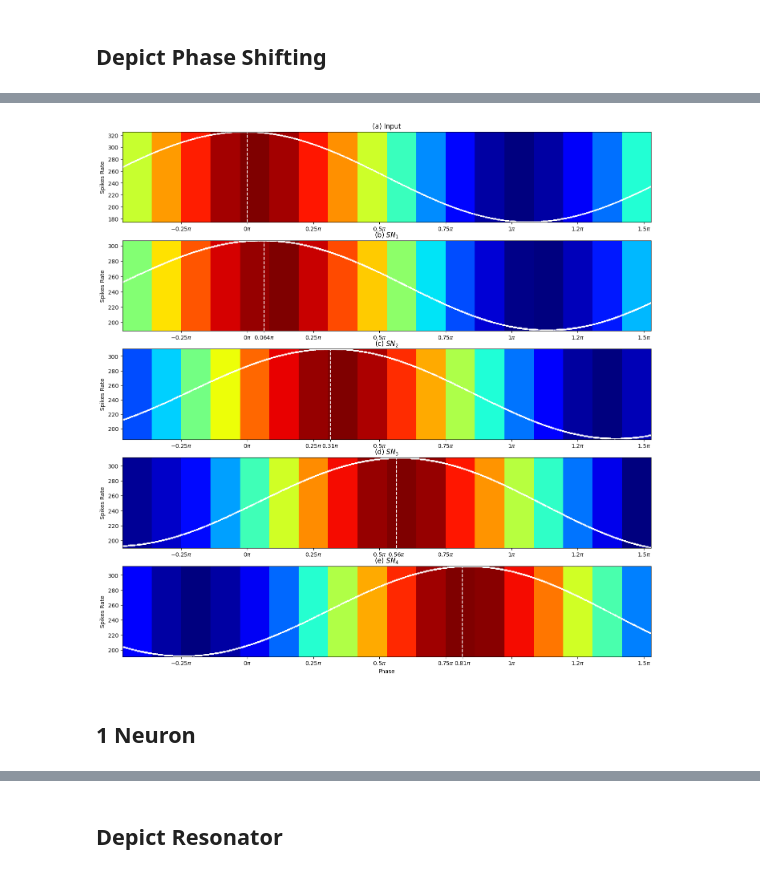
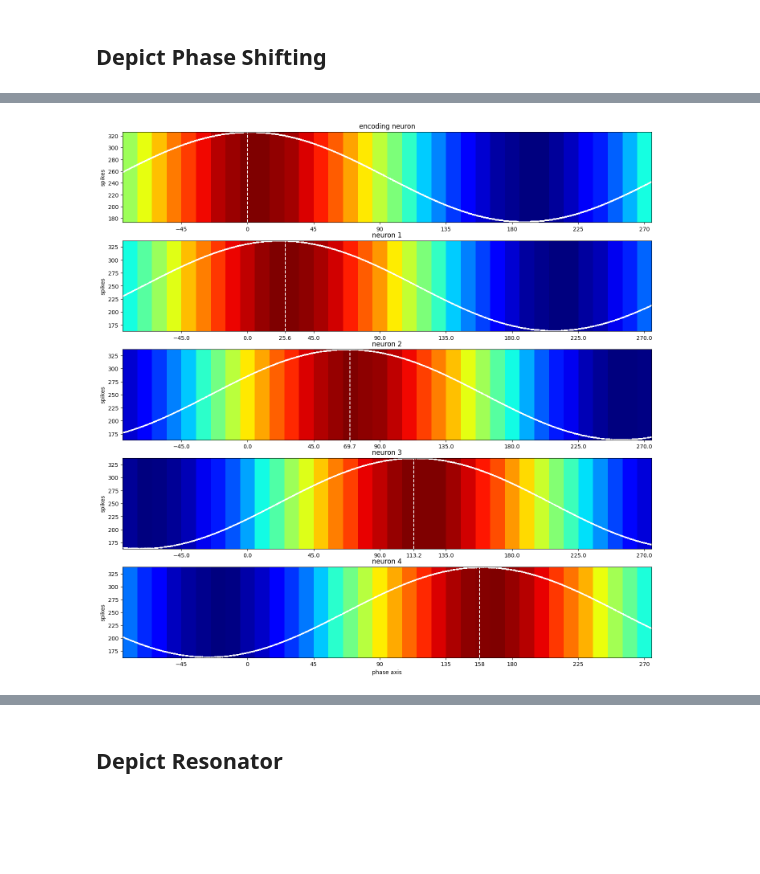
Before and after one commit to yakir4123/SNN-SCTN, a Jupyter notebook: notebooks/resonator_test_sine.ipynb, the cells around one changed output, grey strips where cells are left out. Cells and saved outputs as stored; diff of their text form; code cells hidden in the pictures; blank space fills up the shorter version.

```diff
--- a/notebooks/resonator_test_sine.ipynb
+++ b/notebooks/resonator_test_sine.ipynb
@@ -161,21 +167,21 @@ FileNotFoundError: [Errno 2] No such file or directory: '../filters2/clk_1536000
 from snn.resonator import create_base_resonator, simple_resonator
 
 clk_freq = 1536000
-resonator_freq = 212
+resonator_freq = 104
+# clk_freq = 76800
 duration = 1.5
+# resonator_freq = '5.900'
+# my_resonator = create_excitatory_resonator(freq0=resonator_freq, clk_freq=clk_freq)
 
-resonator0 = simple_resonator(freq0=resonator_freq, clk_freq=clk_freq, lf=4,
-                              thetas=[-9.896, -21.483, -20.349, -20.591],
-                              weights=[34.091, 53.846, 42.951, 40.759, 41.223])
+# resonator0 = create_base_resonator(freq0=resonator_freq, clk_freq=clk_freq)
+resonator0 = simple_resonator(freq0=resonator_freq, clk_freq=clk_freq, lf=5, thetas=[-1, -5, -5, -5], weights=[11, 9, 10, 10, 10])
 resonator0.amplitude[0] = 10_000.0
 resonator0.log_out_spikes(0)
 
 # my_resonator = create_base_resonator(freq0=resonator_freq, clk_freq=clk_freq)
-my_resonator = simple_resonator(freq0=resonator_freq, clk_freq=clk_freq, lf=4,
-                              thetas=[-9.896, -21.483, -20.349, -20.591],
-                              weights=[53.846, 34.091, 42.951, 40.759, 41.223])
+my_resonator = simple_resonator(freq0=resonator_freq, clk_freq=clk_freq, lf=5, thetas=[-1, -5, -5, -5], weights=[11, 9, 10, 10, 10])
 
-signal_freq = 212
+signal_freq = 104
 
 neurons_log_spikes = range(5)
 for i in neurons_log_spikes:
@@ -196,9 +202,8 @@ resonator0.input_full_data(sine_wave)
 None
 # %%
 fig, axs = plt.subplots(5, 1, figsize=(17, 17))
-phase_shift = [11.6, 45, 45, 45]
+phase_shift = [25.6, 44.1, 43.5, 44.7]
 labels = ['input'] + [f'shift by {i}' for i in phase_shift]
-abc_order = ['a', 'b', 'c', 'd', 'e']
 for i in neurons_log_spikes:
     spikes_window_size = 500
     if i == 0:
@@ -206,55 +211,44 @@ for i in neurons_log_spikes:
     else:
         output_neuron = my_resonator.neurons[i]
     y_events = output_neuron.out_spikes()
-#     y_events = y_events[(y_events > (duration - (3/signal_freq)) * clk_freq) & (y_events < (duration - (2/signal_freq)) * clk_freq)]
-    first_phase = 4
-    n_phases = 1
-    y_events = y_events[(y_events > (first_phase/signal_freq) * clk_freq) & (y_events < ((first_phase + n_phases)/signal_freq) * clk_freq)]
+    y_events = y_events[(y_events > (duration - (3/signal_freq)) * clk_freq) & (y_events < (duration - (2/signal_freq)) * clk_freq)]
     y_events -= y_events[0]
-    y_spikes = np.zeros(int(clk_freq / signal_freq) * n_phases)
+    y_spikes = np.zeros(int(clk_freq / signal_freq))
     y_spikes[y_events] = 1
     y_spikes_rollsum = np.convolve(y_spikes, np.ones(spikes_window_size, dtype=int), 'valid')
 
     max_spikes = np.max(y_spikes_rollsum)
     min_spikes = np.min(y_spikes_rollsum)
 
     bin_window = 400
     pdm = y_spikes[:-(len(y_spikes)%bin_window)]
     pdm = pdm.reshape(-1, bin_window).sum(axis=1)
     pdm = np.array([pdm])
     ax = axs[i]
     if i == 0:
-        ax.set_title(f'({abc_order[i]}) Input')
+        ax.set_title(f'encoding neuron')
     else:
-        ax.set_title(f'({abc_order[i]})' + r' $SN_{i}$'.format(i=i))
+        ax.set_title(f'neuron {i}')
     pivot = 85
     im = ax.imshow(pdm, aspect='auto',
                cmap='jet', origin='lower',
-               extent=[0-pivot, n_phases*360-pivot, min_spikes, max_spikes],
+               extent=[0-pivot, 360-pivot, min_spikes, max_spikes],
                )
     if i == 0:
         ax.vlines(0, min_spikes, max_spikes, color='w', linestyle='--')
-        x_ticks = np.array([-45, 0, 45, 90, 135, 180, 225, 270])
-        ax.set_xticks(x_ticks)
-        x_labels_ticks = [r"$" + format(t/180, ".2g")+ r"\pi$" for t in x_ticks]
-        ax.set_xticklabels(x_labels_ticks)
+        ax.set_xticks([-45, 0, 45, 90, 135, 180, 225, 270])
     else:
         peak = sum(phase_shift[:i])
         ax.vlines(peak, min_spikes, max_spikes, color='w', linestyle='--')
-        x_ticks = np.array(sorted([-45, 0, 45, 90, 135, 180, 225, 270]+ [peak]))
-        ax.set_xticks(x_ticks)
-        x_labels_ticks = [r"$" + format(t/180, ".2g")+ r"\pi$" for t in x_ticks]
-        ax.set_xticklabels(x_labels_ticks)
+        ax.set_xticks(sorted([-45, 0, 45, 90, 135, 180, 225, 270] + [peak]))
     # fig.colorbar(im, ax=ax)
-    ax.plot(np.linspace(0-pivot, n_phases*360-pivot, len(y_spikes_rollsum)), y_spikes_rollsum, color='w')
-    ax.set_ylabel('Spikes Rate')
+    ax.plot(np.linspace(0-pivot, 360-pivot, len(y_spikes_rollsum)), y_spikes_rollsum, color='w')
+    ax.set_ylabel('spikes')
 
 
     if i == 4:
-        ax.set_xlabel('Phase')
+        ax.set_xlabel('phase axis')
 
 plt.show()
 # %% [output]
-[figure, old version]
+[figure, new version]
-# %% [markdown]
-## 1 Neuron
```
Also changed, not shown: parts of 20 cells of this notebook, 4 other files.
